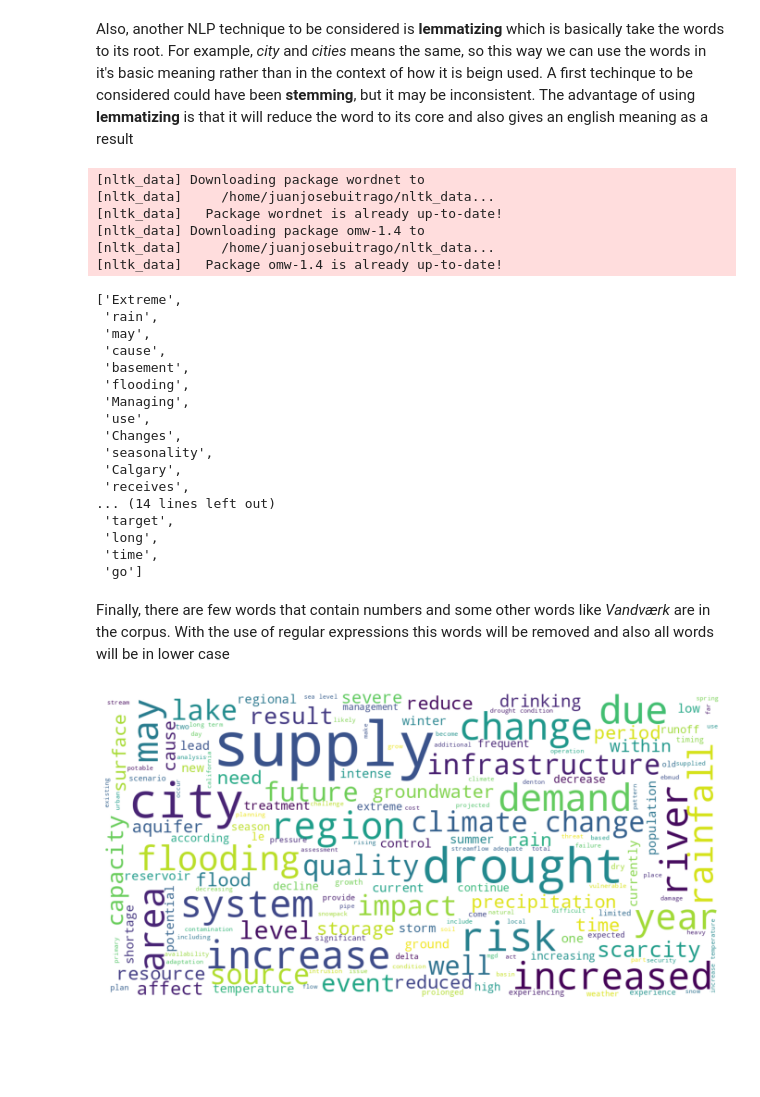
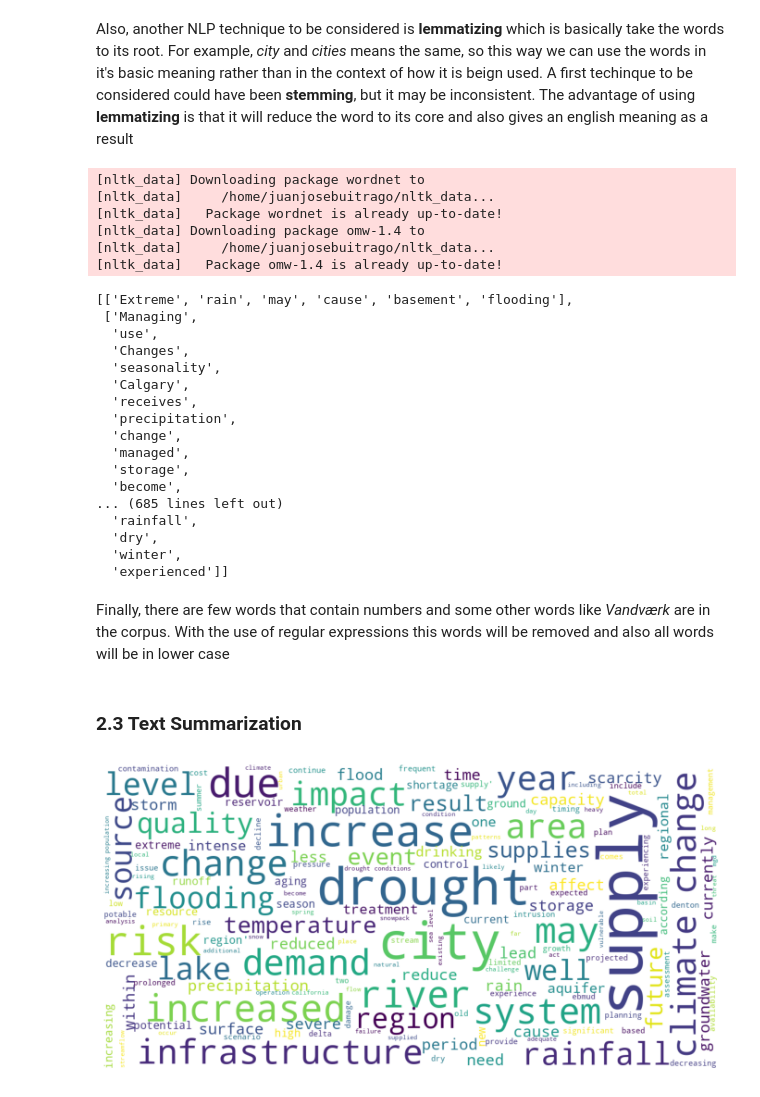
Before and after one commit to jjbuitrago/MDA_water_stress, a Jupyter notebook: project.ipynb, the cells around one changed output. Cells and saved outputs as stored; diff of their text form; code cells hidden in the pictures; blank space fills up the shorter version.

```diff
--- a/project.ipynb
+++ b/project.ipynb
@@ -338,7 +337,7 @@ array(['Flooding', 'Higher water prices',
        'Water losses', 'Other', 'Regulatory', 'Other '], dtype=object)
 # %%
 # First remove the columns without information
-df_notna = df_2017_risk[pd.isna(df_2017_risk["Risk description"])==False]
+df_notna = df_risk[pd.isna(df_risk["Risk description"])==False]
 
 # Get the descriptions of the risks for water stress
 target_text = df_notna[df_notna["Risks to city’s water supply"] == "Increased water stress or scarcity"]["Risk description"].unique()
@@ -370,9 +371,8 @@ The first step will be to tokenize the data. This way we can work with the text
 # %%
 nltk.download("punkt")
 
-tokenized_words = []
-for text_list in  [word_tokenize(x) for x in english_text]:
-    text_list = tokenized_words.extend([word for word in text_list if word.isalnum()])
+tokenized_words =  [word_tokenize(x) for x in english_text]
+tokenized_words = [[word for word in x if word.isalnum()] for x in tokenized_words]
 
 tokenized_words[:30]
 # %% [output]
@@ -400,12 +400,11 @@ tokenized_words[:30]
 Looks like our data is almost ready to be analyzed. From the small sample above, we can see som words like _is_, _and_, _in_ that are commonly used words in any scenario. The most common are determiners like _the_, _and_, _a_ and so on, conjunctions like _for_, _nor_, _or_, and prepositions like _in_ or _before. This are called stop words. This words should be removed basically because this way we can focus on relevant words for our analysis. We can also customize this set by adding words like _water_ or _stress_ which we know are going to appear in the text
 # %%
 nltk.download("stopwords")
-from nltk.corpus import stopwords
 
 my_stopwords = stopwords.words("english")
 my_stopwords.extend(["water", "stress"])
 stop_words = set(my_stopwords)
-filtered_words = [word for word in tokenized_words if word.casefold() not in stop_words]
+filtered_words = [[word for word in _list if word.casefold() not in stop_words] for _list in tokenized_words]
 
 filtered_words[:30]
 # %% [output]
@@ -434,8 +433,9 @@ Also, another NLP technique to be considered is __lemmatizing__ which is basical
 # %%
 nltk.download('wordnet')
 nltk.download('omw-1.4')
+
 lemmatizer = WordNetLemmatizer()
-lemmatized_words = [lemmatizer.lemmatize(word) for word in filtered_words]
+lemmatized_words = [[lemmatizer.lemmatize(word) for word in _list] for _list in filtered_words]
 
 lemmatized_words[:30]
 # %% [output]
@@ -445,47 +445,44 @@ lemmatized_words[:30]
 [nltk_data] Downloading package omw-1.4 to
 [nltk_data]     /home/juanjosebuitrago/nltk_data...
 [nltk_data]   Package omw-1.4 is already up-to-date!
-['Extreme',
- 'rain',
- 'may',
- 'cause',
- 'basement',
- 'flooding',
- 'Managing',
- 'use',
- 'Changes',
- 'seasonality',
- 'Calgary',
- 'receives',
-... (14 lines left out)
- 'target',
- 'long',
- 'time',
- 'go']
+[['Extreme', 'rain', 'may', 'cause', 'basement', 'flooding'],
+ ['Managing',
+  'use',
+  'Changes',
+  'seasonality',
+  'Calgary',
+  'receives',
+  'precipitation',
+  'change',
+  'managed',
+  'storage',
+  'become',
+... (685 lines left out)
+  'rainfall',
+  'dry',
+  'winter',
+  'experienced']]
 # %% [markdown]
 Finally, there are few words that contain numbers and some other words like _Vandværk_ are in the corpus. With the use of regular expressions this words will be removed and also all words will be in lower case
 # %%
-final_words = [word.lower() for word in lemmatized_words if bool(re.match(r"[a-zA-Z]", word))]
+final_words = [[word.lower() for word in _list if bool(re.match(r"[a-zA-Z]", word))] for _list in filtered_words]
+final_words = [" ".join(x) for x in final_words]
+# %% [markdown]
+### 2.3 Text Summarization
 # %%
 # Create and generate a word cloud image
-words_string = " ".join(final_words)
-
 wordcloud = WordCloud(
     background_color='white',
     max_words=200,
     max_font_size=40,
-    scale=3,
-    random_state=1  # chosen at random by flipping a coin; it was heads
-).generate(words_string)
+    scale=3
+).generate(str(final_words))
 
 # Display the generated image:
 fig = plt.figure(1, figsize=(12, 12))
 plt.axis('off')
-# if title:
-#     fig.suptitle(title, fontsize=20)
-#     fig.subplots_adjust(top=2.3)
 
 plt.imshow(wordcloud)
 plt.show()
 # %% [output]
-[figure, old version]
+[figure, new version]
```
Also changed, not shown: parts of 33 cells of this notebook, 7 other files.
